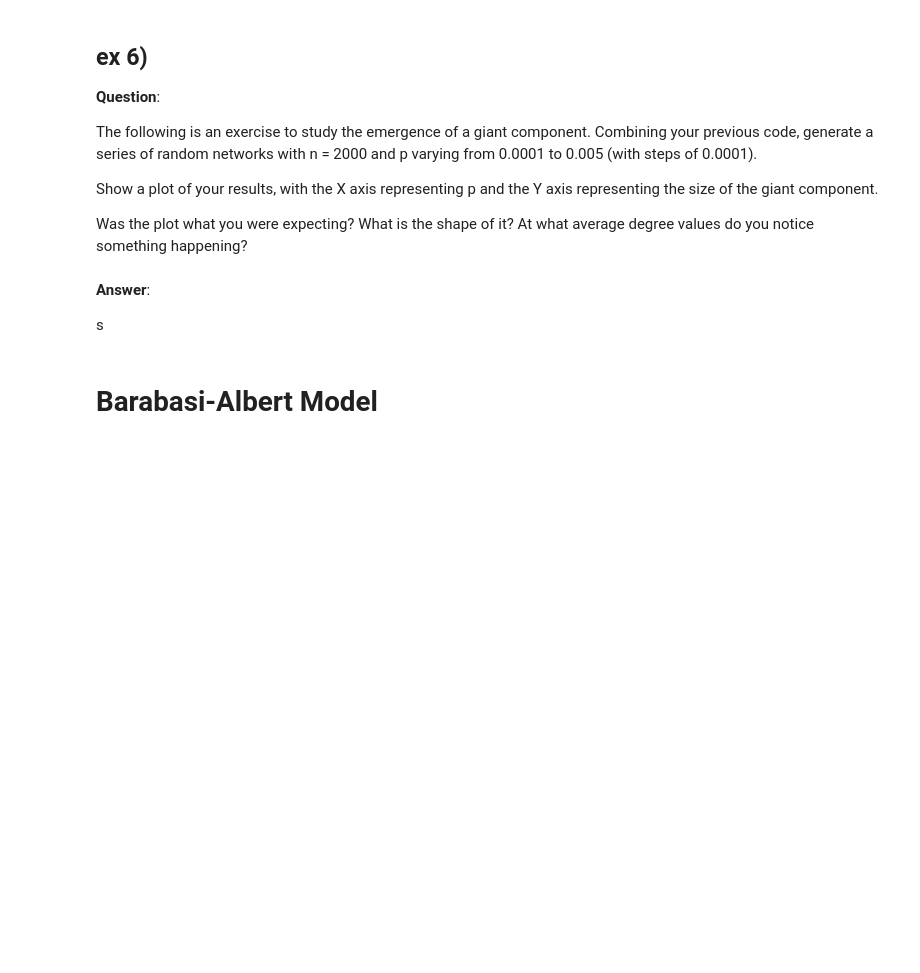
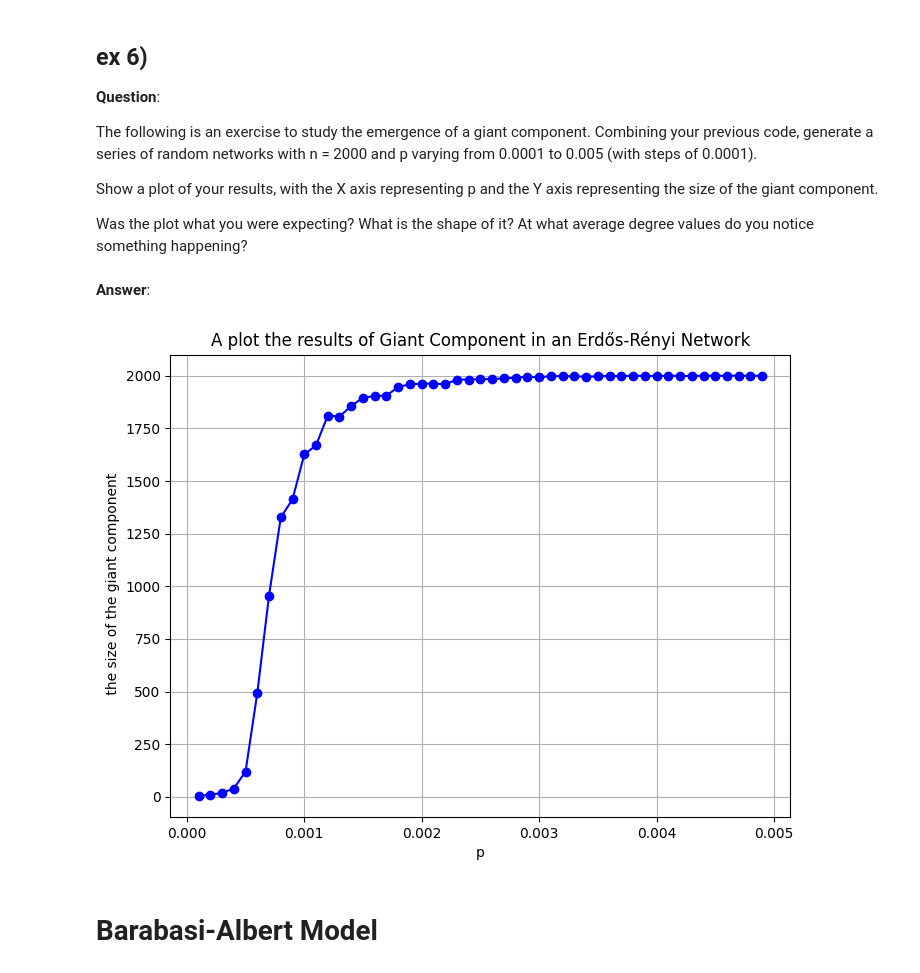
Before and after one commit to wesdpre/Network_Science_projt, a Jupyter notebook: homeWork1_NS/notebook.ipynb, the cells around one changed output. Cells and saved outputs as stored; diff of their text form; code cells hidden in the pictures; blank space fills up the shorter version.

```diff
--- a/homeWork1_NS/notebook.ipynb
+++ b/homeWork1_NS/notebook.ipynb
@@ -498,8 +513,6 @@ Was the plot what you were expecting? What is the shape of it? At what average d
 you notice something happening?
 # %% [markdown]
 **Answer**:
-
-s
 # %%
 import numpy as np
 from src.random_erdos_renyi_network import generate_erdos_renyi
@@ -530,12 +543,14 @@ def plot_giant_component(p_start, p_stop, p_step, n, filename, giant_component_f
 # %%
 from src.giant_component import giant_component_size
 
 p_start = 0.0001
 p_stop = 0.005
 p_step = 0.0001
 n = 2000
 
-plot_giant_component(p_start, p_stop, p_step, n, "random.txt", giant_component_size)
+plot_giant_component(p_start, p_stop, p_step, n, "data/random.txt", giant_component_size)
+# %% [output]
+[figure, added]
 # %% [markdown]
 # **Barabasi-Albert Model**
 # %% [markdown]
```
Also changed, not shown: parts of 13 cells of this notebook, 3 other files.
